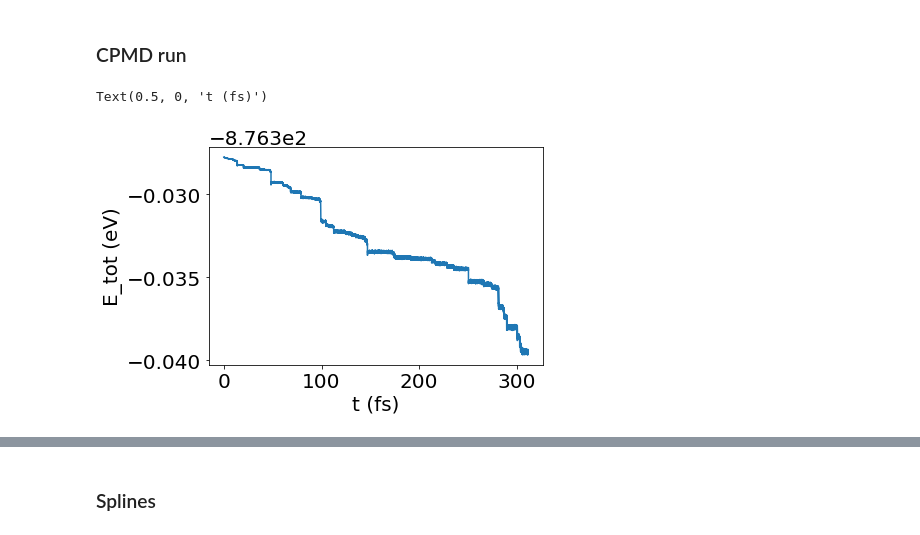
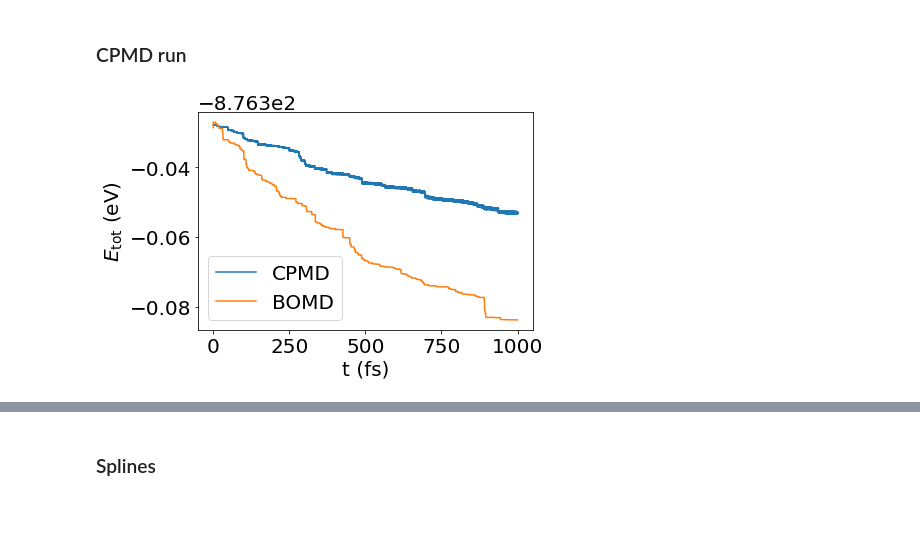
Before and after one commit to ferchault/APDFT, a Jupyter notebook: prototyping/apdft-ofdft-cpmd/Si8_NVE_ref.ipynb, the cells around one changed output, grey strips where cells are left out. Drawn from its saved outputs; the diff is of its cells as text; code cells hidden in the pictures.

Commit message:
analysed CPMD for phd symposium

```diff
--- a/prototyping/apdft-ofdft-cpmd/Si8_NVE_ref.ipynb
+++ b/prototyping/apdft-ofdft-cpmd/Si8_NVE_ref.ipynb
@@ -143,12 +146,15 @@ time = data_cpmd[:,0]*1000
 # %%
 fig,ax = plt.subplots(1,1)
 
-ax.plot(time, data_cpmd[:,1])
-ax.set_ylabel('E_tot (eV)')
+ax.plot(time, data_cpmd[:,1], label='CPMD')
+
+ax.plot(time_ref[:10000], etot_ref[:10000], label='BOMD')
 ax.set_xlabel('t (fs)')
+ax.set_ylabel(r'$E_{\rm tot}$ (eV)')
+ax.legend()
+plt.savefig('/home/misa/projects/phd_symposium_2021/figures/CPMD_BOMD_drift_etot.png', bbox_inches='tight')
 # %% [output]
-Text(0.5, 0, 't (fs)')
-[figure, old version]
+[figure, new version]
 # %%
 drift(time, data_cpmd[:,1]/units.Ha,8)
 # %% [output]
```
Also changed, not shown: parts of 31 cells of this notebook.
